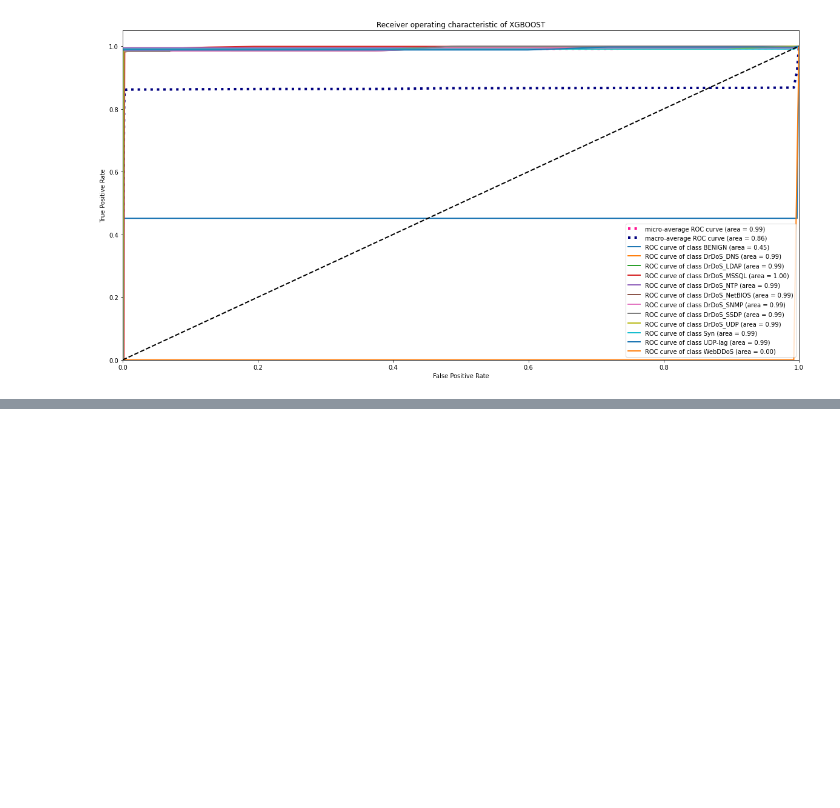
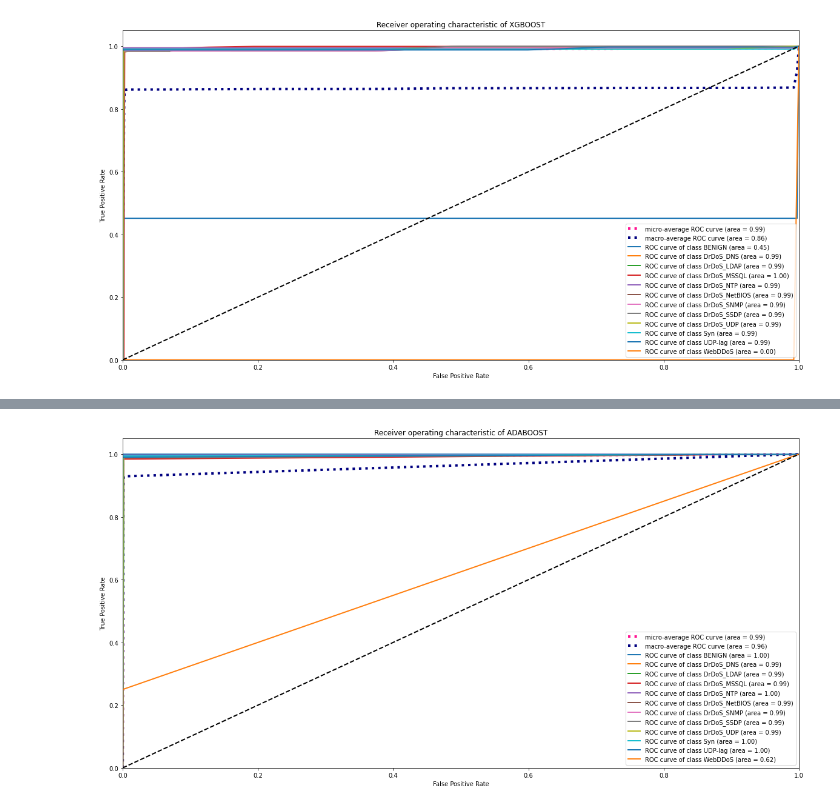
Before and after one commit to somesh636/DDoS_CyberThreat_Detection_AI_ML_Algorithms, a Jupyter notebook: DDoS_ML_AI_TTSData_2.ipynb, the cells around one changed output, grey strips where cells are left out. Saved outputs shown, nothing was run; the diff lists cells and outputs as text; code cells hidden in the pictures; blank space fills up the shorter version.

```diff
--- a/DDoS_ML_AI_TTSData_2.ipynb
+++ b/DDoS_ML_AI_TTSData_2.ipynb
@@ -1128,0 +1135,5 @@ RoC_Curve(gradinet_boost, X_test_std_20, y_test_20, title)
+# %%
+# ADABOOST
+adaboost = AdaBoostClassifier(base_estimator= dt, n_estimators=100)
+# %%
+adaboost.fit(X_train_std_20, y_train_20)
@@ -1128,0 +1184,6 @@ RoC_Curve(gradinet_boost, X_test_std_20, y_test_20, title)
+# %%
+# RoC Curve
+title = 'Receiver operating characteristic of ADABOOST'
+RoC_Curve(adaboost, X_test_std_20, y_test_20, title)
+# %% [output]
+[figure, added]
```
Also changed, not shown: parts of 33 cells of this notebook.
